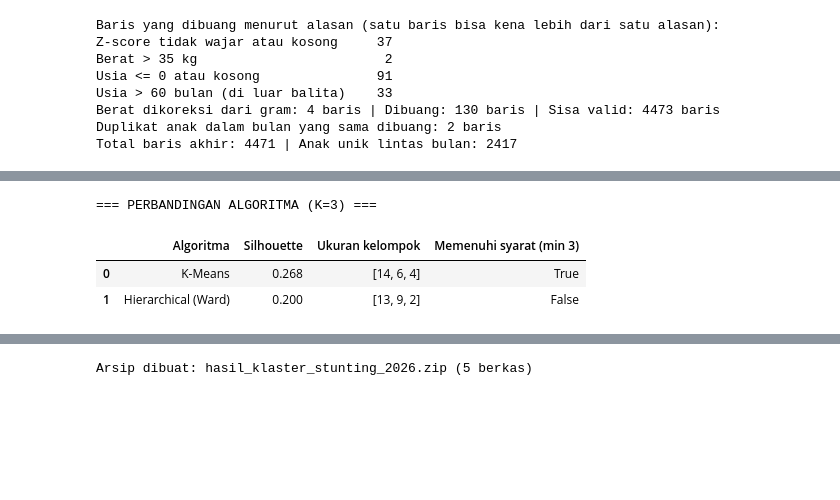
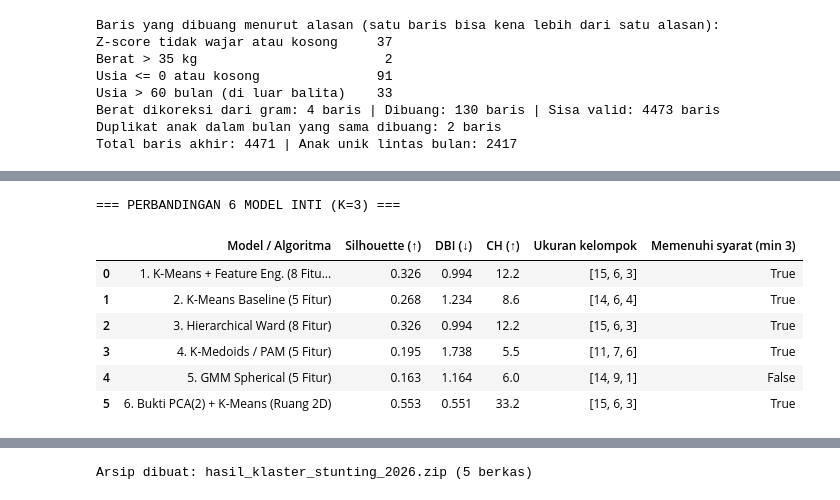
Before and after one commit to aqilahigenea/TB-ML, a Jupyter notebook: Kelompok_8_ML_Stunting.ipynb, the cells around one changed output, grey strips where cells are left out. Cells and saved outputs as stored; diff of their text form; code cells hidden in the pictures; blank space fills up the shorter version.

```diff
--- a/Kelompok_8_ML_Stunting.ipynb
+++ b/Kelompok_8_ML_Stunting.ipynb
@@ -428,24 +446,71 @@ Artinya: pengelompokan dari bulan yang berbeda belum mirip. Gunakan rata-rata 3
 # %%
-# ==== METRIK 1: SILHOUETTE UNTUK MEMBANDINGKAN ALGORITMA ====
-lab_km = KMeans(K, n_init=N_INIT, random_state=SEED).fit_predict(X_scaled)
-lab_ward = AgglomerativeClustering(K, linkage='ward').fit_predict(X_scaled)
+# ==== PERBANDINGAN 6 MODEL INTI (MULTI-METRIK) ====
+X_5_scaled = StandardScaler().fit_transform(df_puskesmas[fitur_dasar])
+X_pca2 = PCA(n_components=2, random_state=SEED).fit_transform(X_scaled)
+
+# Fungsi K-Medoids (PAM) sederhana dengan NumPy (tanpa perlu instal library tambahan di Colab)
+def kmedoids_pam(X_mat, k=3, seed=42, max_iter=100):
+    rng = np.random.default_rng(seed)
+    n = len(X_mat)
+    dist = np.linalg.norm(X_mat[:, None, :] - X_mat[None, :, :], axis=2)
+    medoids = rng.choice(n, size=k, replace=False)
+    for _ in range(max_iter):
+        labels = np.argmin(dist[:, medoids], axis=1)
+        new_medoids = medoids.copy()
+        for c in range(k):
+            idx = np.where(labels == c)[0]
+            if len(idx) > 0:
+                sub_dist = dist[np.ix_(idx, idx)].sum(axis=1)
+                new_medoids[c] = idx[np.argmin(sub_dist)]
+        if np.array_equal(medoids, new_medoids):
+            break
+        medoids = new_medoids
+    return np.argmin(dist[:, medoids], axis=1)
+
+lab_km8 = KMeans(K, n_init=N_INIT, random_state=SEED).fit_predict(X_scaled)
+lab_km5 = KMeans(K, n_init=N_INIT, random_state=SEED).fit_predict(X_5_scaled)
+lab_ward8 = AgglomerativeClustering(K, linkage='ward').fit_predict(X_scaled)
+lab_kmed5 = kmedoids_pam(X_5_scaled, k=K, seed=SEED)
+lab_gmm5 = GaussianMixture(n_components=K, covariance_type='spherical', random_state=SEED, n_init=10).fit_predict(X_5_scaled)
+lab_pca2 = KMeans(K, n_init=N_INIT, random_state=SEED).fit_predict(X_pca2)
 
 baris = []
-for nama, lab in [('K-Means', lab_km), ('Hierarchical (Ward)', lab_ward)]:
+eksperimen = [
+    ('1. K-Means + Feature Eng. (8 Fitur) [Dipilih]', lab_km8, X_scaled),
+    ('2. K-Means Baseline (5 Fitur)', lab_km5, X_5_scaled),
+    ('3. Hierarchical Ward (8 Fitur)', lab_ward8, X_scaled),
+    ('4. K-Medoids / PAM (5 Fitur)', lab_kmed5, X_5_scaled),
+    ('5. GMM Spherical (5 Fitur)', lab_gmm5, X_5_scaled),
+    ('6. Bukti PCA(2) + K-Means (Ruang 2D)', lab_pca2, X_pca2),
+]
+for nama, lab, X_mat in eksperimen:
     ukuran = sorted(np.bincount(lab).tolist(), reverse=True)
-    baris.append({'Algoritma': nama, 'Silhouette': round(silhouette_score(X_scaled, lab), 3),
-                  'Ukuran kelompok': ukuran, 'Memenuhi syarat (min 3)': min(ukuran) >= 3})
+    baris.append({
+        'Model / Algoritma': nama,
+        'Silhouette (↑)': round(silhouette_score(X_mat, lab), 3),
+        'DBI (↓)': round(davies_bouldin_score(X_mat, lab), 3),
+        'CH (↑)': round(calinski_harabasz_score(X_mat, lab), 1),
+        'Ukuran kelompok': ukuran,
+        'Memenuhi syarat (min 3)': min(ukuran) >= 3
+    })
 tabel_model = pd.DataFrame(baris)
-print("=== PERBANDINGAN ALGORITMA (K=3) ===")
+print("=== PERBANDINGAN 6 MODEL INTI (K=3) ===")
 display(tabel_model)
 
-sk, sw = tabel_model.loc[0, 'Silhouette'], tabel_model.loc[1, 'Silhouette']
-if tabel_model.loc[0, 'Memenuhi syarat (min 3)'] and sk >= sw - 0.03:
-    print(f"Keputusan: K-Means dipakai (Silhouette {sk} dibanding Ward {sw}).")
-else:
-    print(f"PERHATIAN: Ward tampak lebih baik atau K-Means melanggar syarat ukuran (K-Means {sk}, Ward {sw}). K-Means tetap dipakai karena pusat kelompoknya dibutuhkan untuk prediksi bulan baru")
+ari_pca = adjusted_rand_score(lab_km8, lab_pca2)
+ari_ward = adjusted_rand_score(lab_km8, lab_ward8)
+print("\nRingkasan Keputusan:")
+print(f"- K-Means 8 Fitur unggul dari baseline 5 fitur: Silhouette {tabel_model.loc[1, 'Silhouette (↑)']} -> {tabel_model.loc[0, 'Silhouette (↑)']}, DBI {tabel_model.loc[1, 'DBI (↓)']} -> {tabel_model.loc[0, 'DBI (↓)']} (< 1,0), CH {tabel_model.loc[1, 'CH (↑)']} -> {tabel_model.loc[0, 'CH (↑)']}.")
+print(f"- Hierarchical Ward 8 Fitur memberi hasil identik (ARI = {ari_ward:.2f}), tetapi tidak punya fungsi .predict() untuk web.")
+print(f"- K-Medoids (Sil {tabel_model.loc[3, 'Silhouette (↑)']}) & GMM Spherical (ukuran {tabel_model.loc[4, 'Ukuran kelompok']}) ditolak karena skor turun / klaster timpang.")
+print(f"- Bukti PCA(2): Silhouette naik ke {tabel_model.loc[5, 'Silhouette (↑)']} (DBI {tabel_model.loc[5, 'DBI (↓)']}) dengan anggota 100% sama (ARI = {ari_pca:.2f}),")
+print("  namun model final tetap memakai 8 fitur utuh agar 100% informasi klinis terjaga di aplikasi web.")
 # %% [output]
-=== PERBANDINGAN ALGORITMA (K=3) ===
+=== PERBANDINGAN 6 MODEL INTI (K=3) ===
-|  | Algoritma | Silhouette | Ukuran kelompok | Memenuhi syarat (min 3) |
-| 0 | K-Means | 0.268 | [14, 6, 4] | True |
-| 1 | Hierarchical (Ward) | 0.200 | [13, 9, 2] | False |
+|  | Model / Algoritma | Silhouette (↑) | DBI (↓) | CH (↑) | Ukuran kelompok | Memenuhi syarat (min 3) |
+| 0 | 1. K-Means + Feature Eng. (8 Fitu... | 0.326 | 0.994 | 12.2 | [15, 6, 3] | True |
+| 1 | 2. K-Means Baseline (5 Fitur) | 0.268 | 1.234 | 8.6 | [14, 6, 4] | True |
+| 2 | 3. Hierarchical Ward (8 Fitur) | 0.326 | 0.994 | 12.2 | [15, 6, 3] | True |
+| 3 | 4. K-Medoids / PAM (5 Fitur) | 0.195 | 1.738 | 5.5 | [11, 7, 6] | True |
+| 4 | 5. GMM Spherical (5 Fitur) | 0.163 | 1.164 | 6.0 | [14, 9, 1] | False |
+| 5 | 6. Bukti PCA(2) + K-Means (Ruang 2D) | 0.553 | 0.551 | 33.2 | [15, 6, 3] | True |
```
Also changed, not shown: parts of 31 cells of this notebook, 9 other files.
